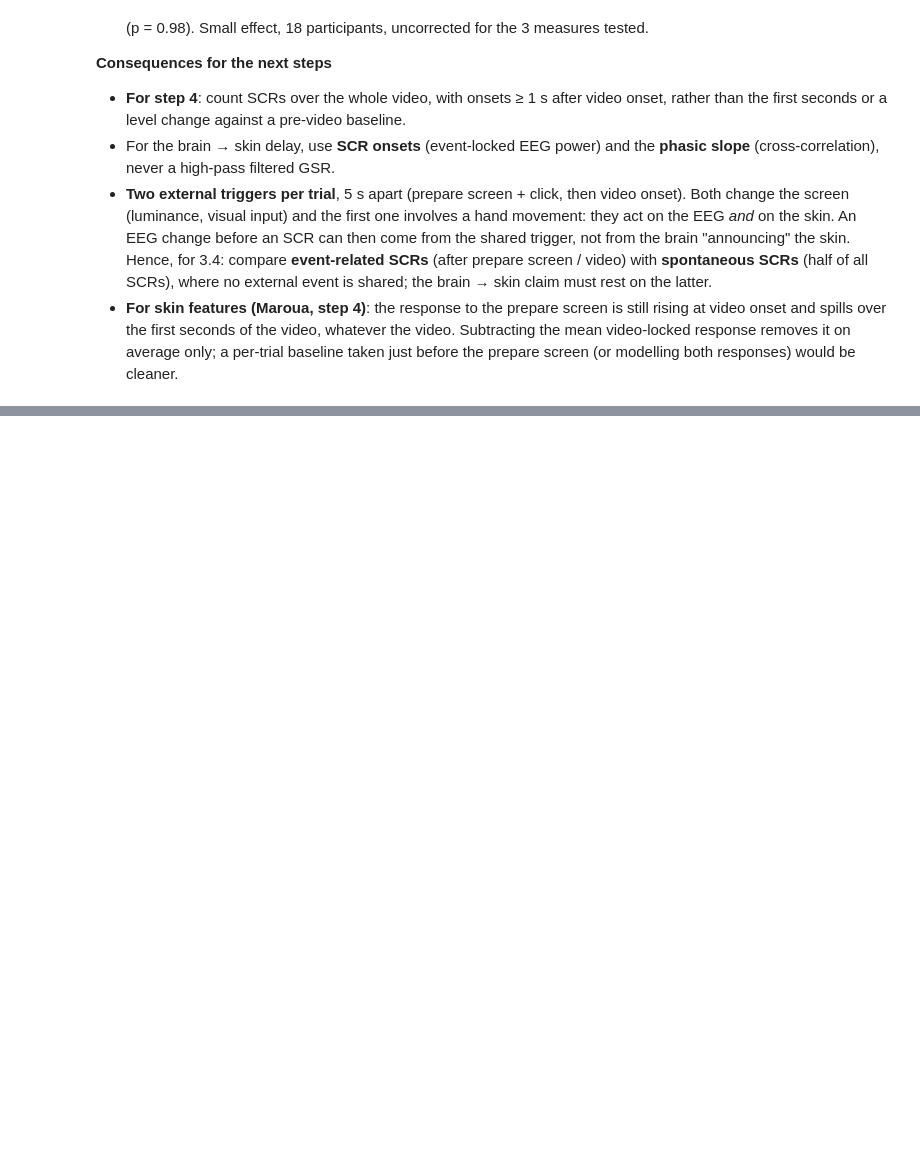
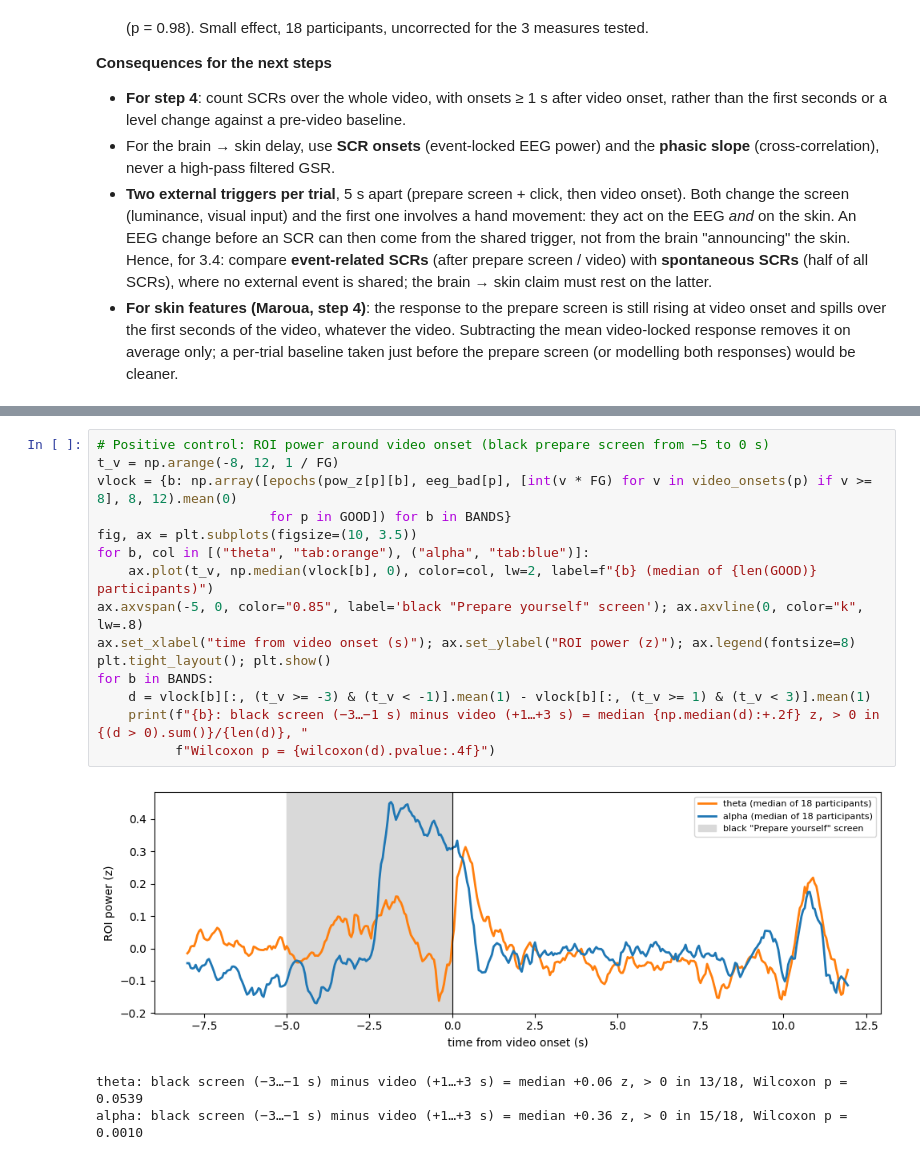
Before and after one commit to miakovlevv/habs-team06, a Jupyter notebook: latence/hugo_brain_skin.ipynb, the cells around one changed output, grey strips where cells are left out. Cells and saved outputs as stored; diff of their text form; blank space fills up the shorter version.

Commit message:
Brain-skin 3.3-3.4: EEG power envelopes and SCR-locked test

```diff
--- a/latence/hugo_brain_skin.ipynb
+++ b/latence/hugo_brain_skin.ipynb
@@ -474,0 +532,19 @@ pd.DataFrame(out).set_index("measure").round(3)
+# %%
+# Positive control: ROI power around video onset (black prepare screen from −5 to 0 s)
+t_v = np.arange(-8, 12, 1 / FG)
+vlock = {b: np.array([epochs(pow_z[p][b], eeg_bad[p], [int(v * FG) for v in video_onsets(p) if v >= 8], 8, 12).mean(0)
+                      for p in GOOD]) for b in BANDS}
+fig, ax = plt.subplots(figsize=(10, 3.5))
+for b, col in [("theta", "tab:orange"), ("alpha", "tab:blue")]:
+    ax.plot(t_v, np.median(vlock[b], 0), color=col, lw=2, label=f"{b} (median of {len(GOOD)} participants)")
+ax.axvspan(-5, 0, color="0.85", label='black "Prepare yourself" screen'); ax.axvline(0, color="k", lw=.8)
+ax.set_xlabel("time from video onset (s)"); ax.set_ylabel("ROI power (z)"); ax.legend(fontsize=8)
+plt.tight_layout(); plt.show()
+for b in BANDS:
+    d = vlock[b][:, (t_v >= -3) & (t_v < -1)].mean(1) - vlock[b][:, (t_v >= 1) & (t_v < 3)].mean(1)
+    print(f"{b}: black screen (−3…−1 s) minus video (+1…+3 s) = median {np.median(d):+.2f} z, > 0 in {(d > 0).sum()}/{len(d)}, "
+          f"Wilcoxon p = {wilcoxon(d).pvalue:.4f}")
+# %% [output]
+[figure, added]
+theta: black screen (−3…−1 s) minus video (+1…+3 s) = median +0.06 z, > 0 in 13/18, Wilcoxon p = 0.0539
+alpha: black screen (−3…−1 s) minus video (+1…+3 s) = median +0.36 z, > 0 in 15/18, Wilcoxon p = 0.0010
```
Also changed, not shown: parts of 6 cells of this notebook.
